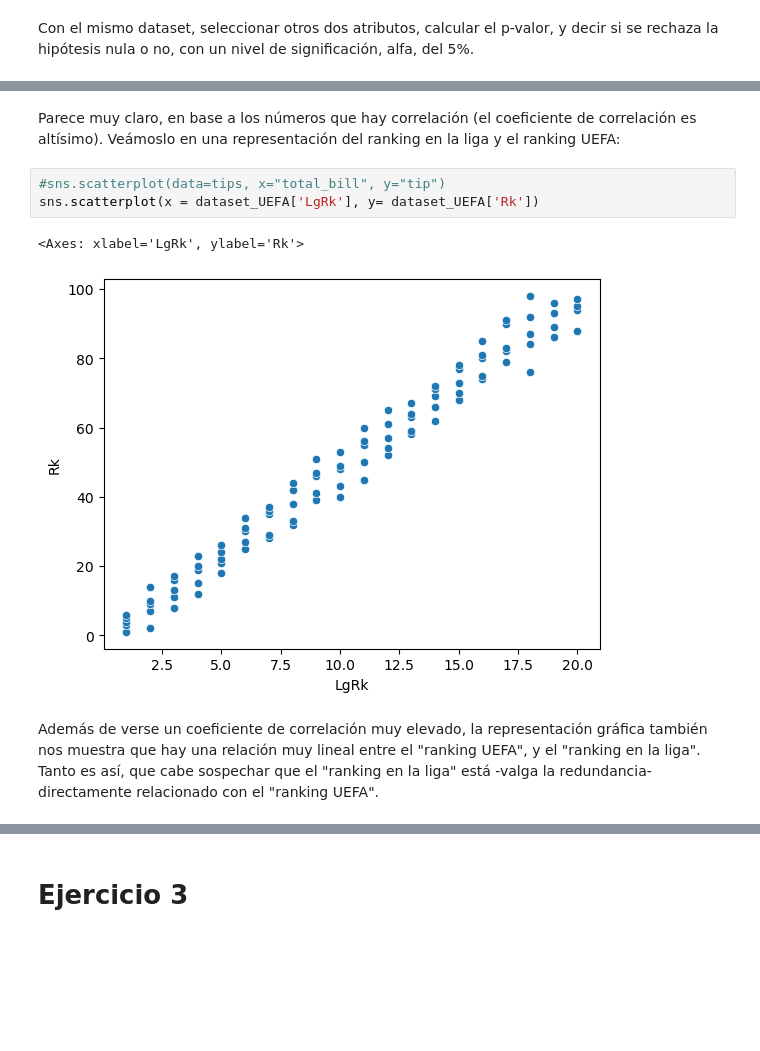
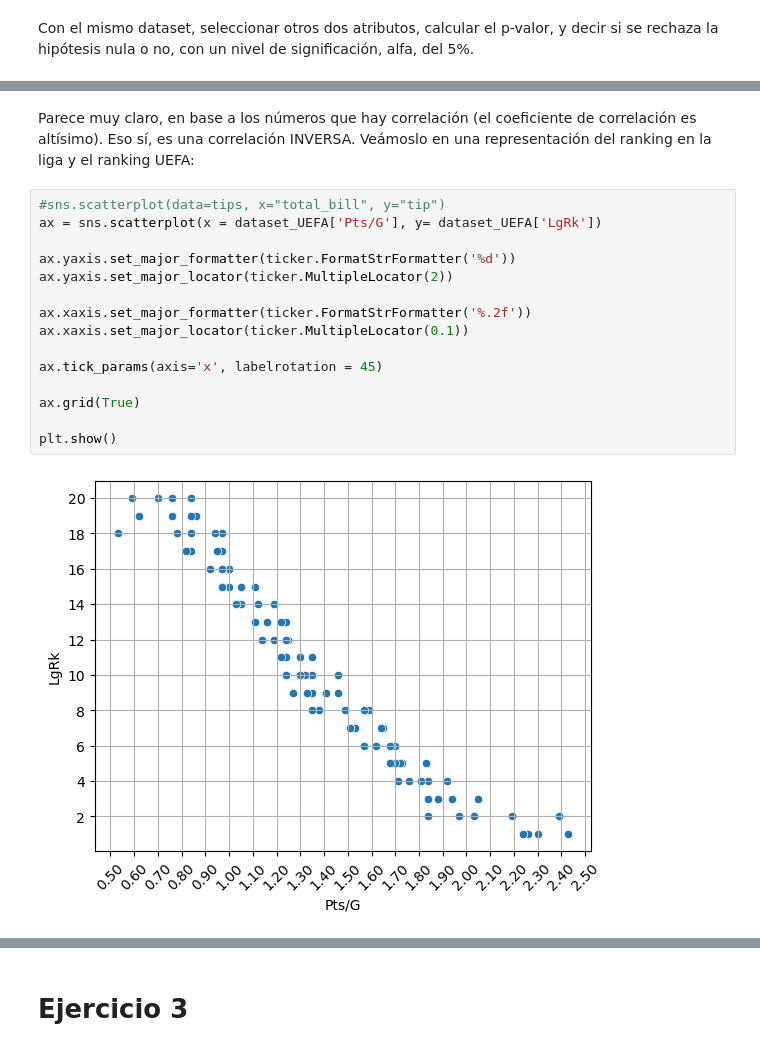
Before and after one commit to karel10/machine_learning_IT, a Jupyter notebook: Tarea M5 T01.ipynb, the cells around one changed output, grey strips where cells are left out. Cells and saved outputs as stored; diff of their text form; blank space fills up the shorter version.

```diff
--- a/Tarea M5 T01.ipynb
+++ b/Tarea M5 T01.ipynb
@@ -147,10 +174,19 @@ Con un nivel de significación de 0.05, hay una correlación lineal significativ
 # %% [markdown]
-Parece muy claro, en base a los números que hay correlación (el coeficiente de correlación es altísimo). Veámoslo en una representación del ranking en la liga y el ranking UEFA:
+Parece muy claro, en base a los números que hay correlación (el coeficiente de correlación es altísimo). Eso sí, es una correlación INVERSA. Veámoslo en una representación del ranking en la liga y el ranking UEFA:
 # %%
 #sns.scatterplot(data=tips, x="total_bill", y="tip")
-sns.scatterplot(x = dataset_UEFA['LgRk'], y= dataset_UEFA['Rk'])
+ax = sns.scatterplot(x = dataset_UEFA['Pts/G'], y= dataset_UEFA['LgRk'])
+
+ax.yaxis.set_major_formatter(ticker.FormatStrFormatter('%d'))
+ax.yaxis.set_major_locator(ticker.MultipleLocator(2))
+
+ax.xaxis.set_major_formatter(ticker.FormatStrFormatter('%.2f'))
+ax.xaxis.set_major_locator(ticker.MultipleLocator(0.1))
+
+ax.tick_params(axis='x', labelrotation = 45)
+
+ax.grid(True)
+
+plt.show()
 # %% [output]
-<Axes: xlabel='LgRk', ylabel='Rk'>
-[figure, old version]
+[figure, new version]
-# %% [markdown]
-Además de verse un coeficiente de correlación muy elevado, la representación gráfica también nos muestra que hay una relación muy lineal entre el "ranking UEFA", y el "ranking en la liga". Tanto es así, que cabe sospechar que el "ranking en la liga" está -valga la redundancia- directamente relacionado con el "ranking UEFA".
```
Also changed, not shown: parts of 11 cells of this notebook.
